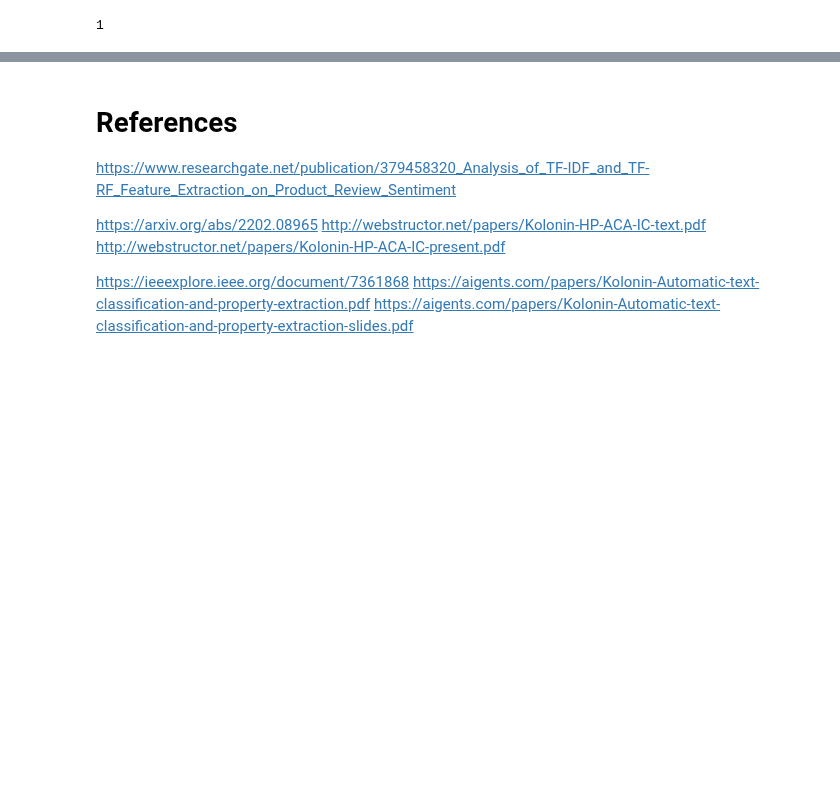
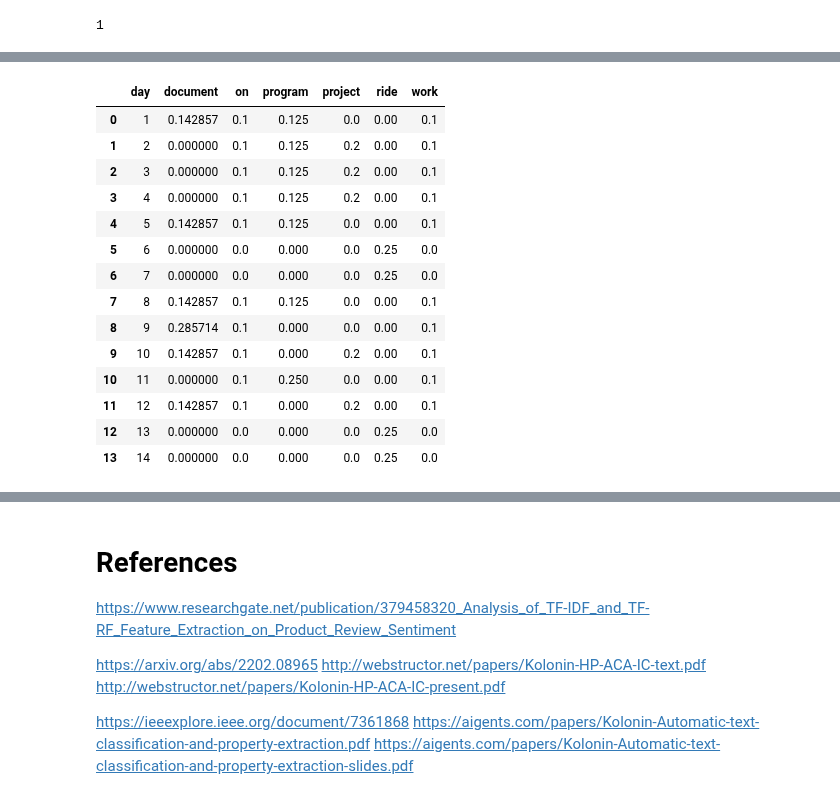
Before and after one commit to aigents/pygents, a Jupyter notebook: notebooks/nlp/sentiment/pattern_learn_test.ipynb, the cells around one changed output, grey strips where cells are left out. Cells and saved outputs as stored; diff of their text form; code cells hidden in the pictures; blank space fills up the shorter version.

```diff
--- a/notebooks/nlp/sentiment/pattern_learn_test.ipynb
+++ b/notebooks/nlp/sentiment/pattern_learn_test.ipynb
@@ -139,0 +335,27 @@ x[('a')]
+# %%
+daily_topics = []
+for d in daily_words:
+    day_topics = [d[0]]
+    for t in feature_topics:
+        day_topics.append(d[1][t] if t in d[1] else 0)
+    daily_topics.append(day_topics)
+
+
+df = pd.DataFrame( daily_topics, columns=['day']+feature_topics )
+df
+# %% [output]
+|  | day | document | on | program | project | ride | work |
+| 0 | 1 | 0.142857 | 0.1 | 0.125 | 0.0 | 0.00 | 0.1 |
+| 1 | 2 | 0.000000 | 0.1 | 0.125 | 0.2 | 0.00 | 0.1 |
+| 2 | 3 | 0.000000 | 0.1 | 0.125 | 0.2 | 0.00 | 0.1 |
+| 3 | 4 | 0.000000 | 0.1 | 0.125 | 0.2 | 0.00 | 0.1 |
+| 4 | 5 | 0.142857 | 0.1 | 0.125 | 0.0 | 0.00 | 0.1 |
+| 5 | 6 | 0.000000 | 0.0 | 0.000 | 0.0 | 0.25 | 0.0 |
+| 6 | 7 | 0.000000 | 0.0 | 0.000 | 0.0 | 0.25 | 0.0 |
+| 7 | 8 | 0.142857 | 0.1 | 0.125 | 0.0 | 0.00 | 0.1 |
+| 8 | 9 | 0.285714 | 0.1 | 0.000 | 0.0 | 0.00 | 0.1 |
+| 9 | 10 | 0.142857 | 0.1 | 0.000 | 0.2 | 0.00 | 0.1 |
+| 10 | 11 | 0.000000 | 0.1 | 0.250 | 0.0 | 0.00 | 0.1 |
+| 11 | 12 | 0.142857 | 0.1 | 0.000 | 0.2 | 0.00 | 0.1 |
+| 12 | 13 | 0.000000 | 0.0 | 0.000 | 0.0 | 0.25 | 0.0 |
+| 13 | 14 | 0.000000 | 0.0 | 0.000 | 0.0 | 0.25 | 0.0 |
```
Also changed, not shown: parts of 12 cells of this notebook.
